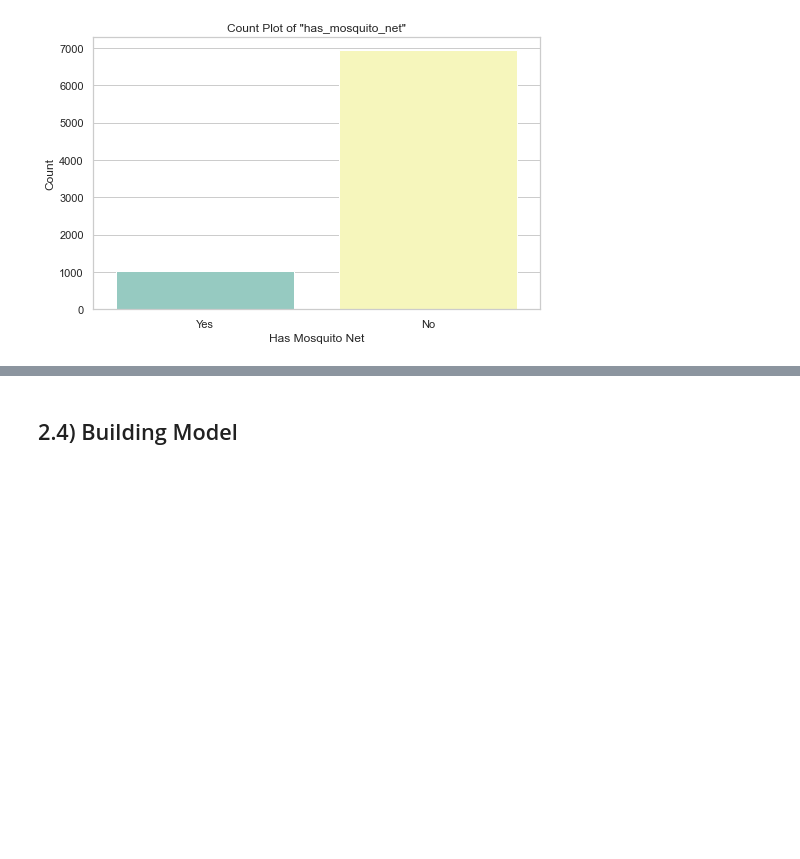
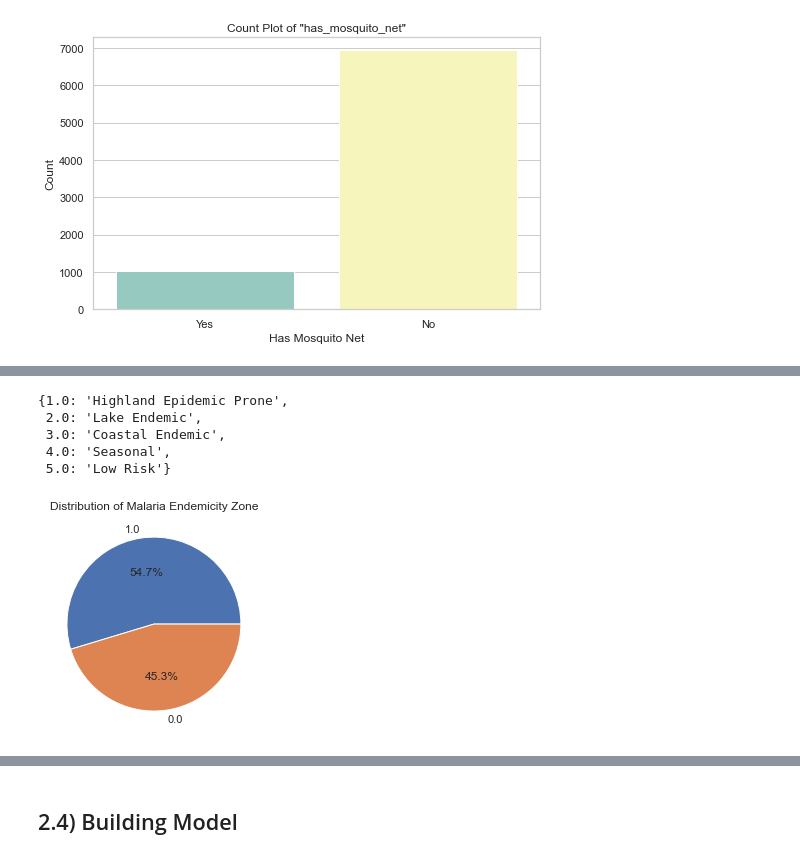
Before and after one commit to Dominic-Mu/dsc-phase-5-group-14-project, a Jupyter notebook: malaria_index.ipynb, the cells around one changed output, grey strips where cells are left out. Drawn from its saved outputs; the diff is of its cells as text; code cells hidden in the pictures; blank space fills up the shorter version.

```diff
--- a/malaria_index.ipynb
+++ b/malaria_index.ipynb
@@ -503,0 +593,18 @@ ValueError: could not convert string to float: '       2   1'
+# %%
+# Malaria Zone
+# Calling the function to get variable labels
+variable_label__malaria_zone = get_variable_label('malaria_endemicity_zone',df_excel, variable_label)
+variable_label__malaria_zone
+# %% [output]
+{1.0: 'Highland Epidemic Prone',
+ 2.0: 'Lake Endemic',
+ 3.0: 'Coastal Endemic',
+ 4.0: 'Seasonal',
+ 5.0: 'Low Risk'}
+# %%
+# Plotting the count plot
+plt.pie(df_cleaned['malaria_endemicity_zone'].value_counts(), labels=df_cleaned['malaria_endemicity_zone'].unique(), autopct='%1.1f%%')
+plt.title('Distribution of Malaria Endemicity Zone')
+plt.show()
+# %% [output]
+[figure, added]
```
Also changed, not shown: parts of 35 cells of this notebook.
